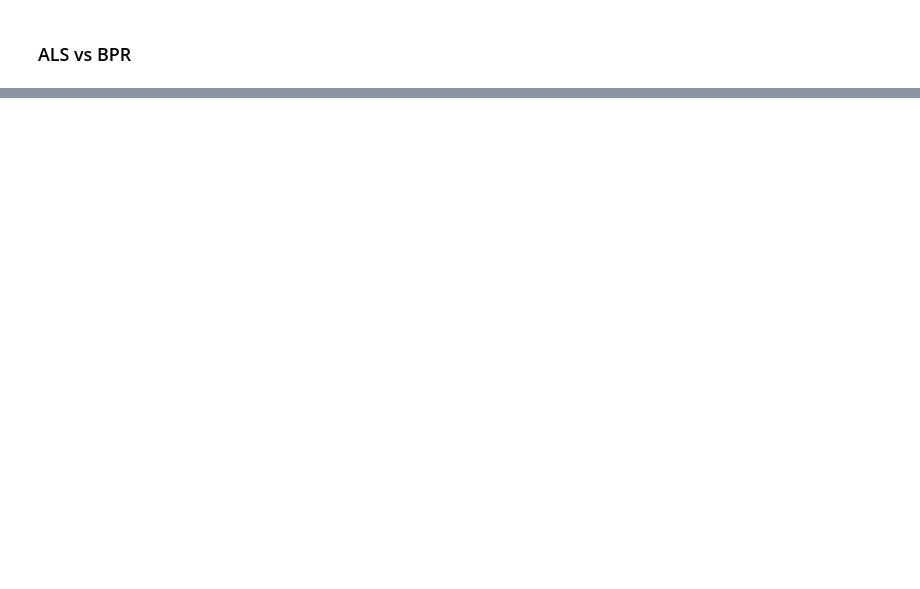
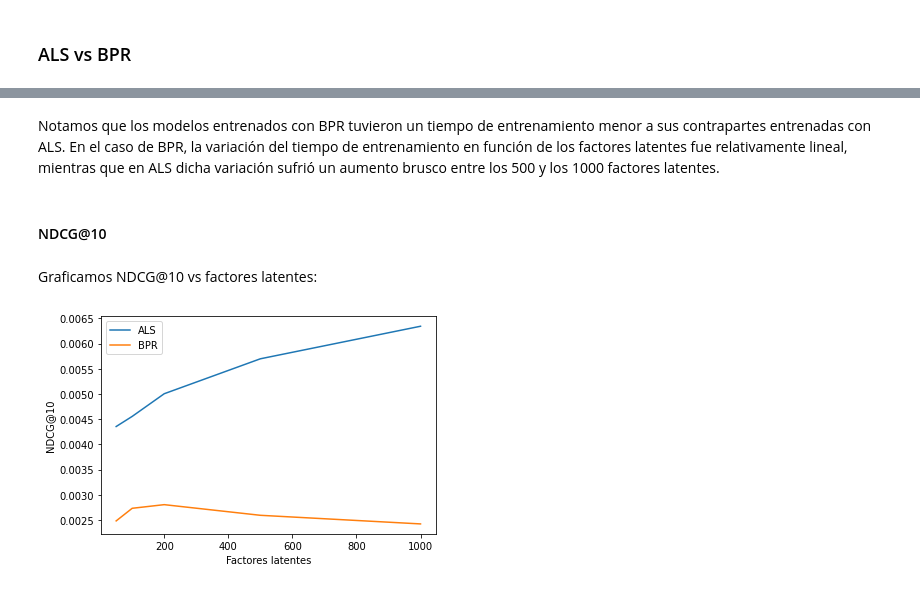
Before and after one commit to sebac820/tarea-1-recsys, a Jupyter notebook: Tarea.ipynb, the cells around one changed output, grey strips where cells are left out. Saved outputs shown, nothing was run; the diff lists cells and outputs as text; code cells hidden in the pictures; blank space fills up the shorter version.

```diff
--- a/Tarea.ipynb
+++ b/Tarea.ipynb
@@ -580,0 +598,17 @@ Métricas para BPR entrenado con 1000 factores latentes:
+# %% [markdown]
+Notamos que los modelos entrenados con BPR tuvieron un tiempo de entrenamiento menor a sus contrapartes entrenadas con ALS. En el caso de BPR, la variación del tiempo de entrenamiento en función de los factores latentes fue relativamente lineal, mientras que en ALS dicha variación sufrió un aumento brusco entre los 500 y los 1000 factores latentes.
+# %% [markdown]
+#### NDCG@10
+# %% [markdown]
+Graficamos NDCG@10 vs factores latentes:
+# %%
+ndcg_als = [metricas_als[factores]['NDCG@10'] for factores in factores_a_probar]
+ndcg_bpr = [metricas_bpr[factores]['NDCG@10'] for factores in factores_a_probar]
+plt.plot(factores_a_probar, ndcg_als, label='ALS')
+plt.plot(factores_a_probar, ndcg_bpr, label='BPR')
+plt.xlabel('Factores latentes')
+plt.ylabel('NDCG@10')
+plt.legend()
+plt.show()
+# %% [output]
+[figure, added]
```
Also changed, not shown: parts of 12 cells of this notebook.
